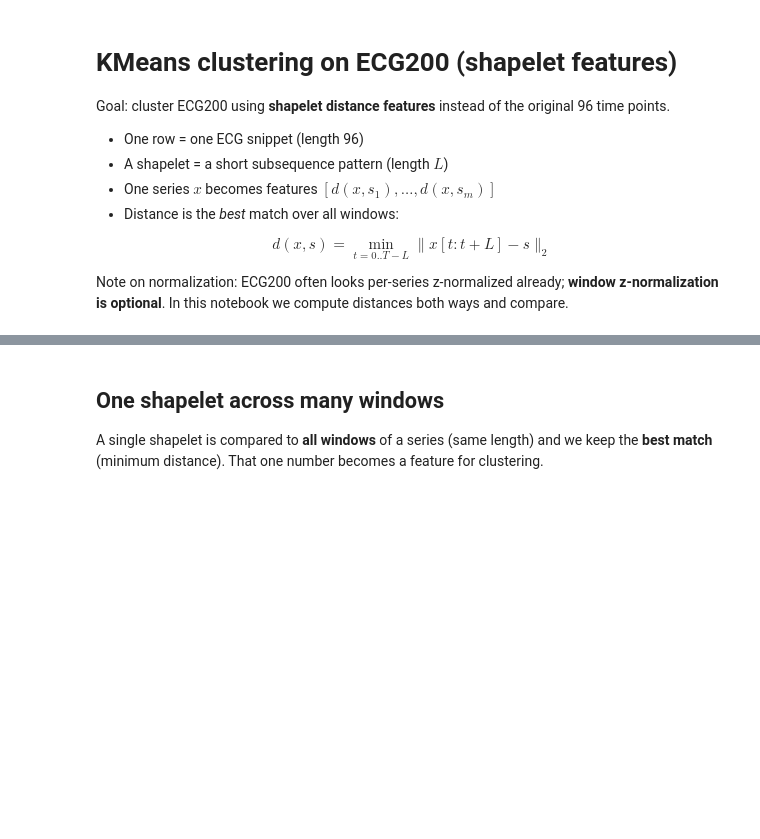
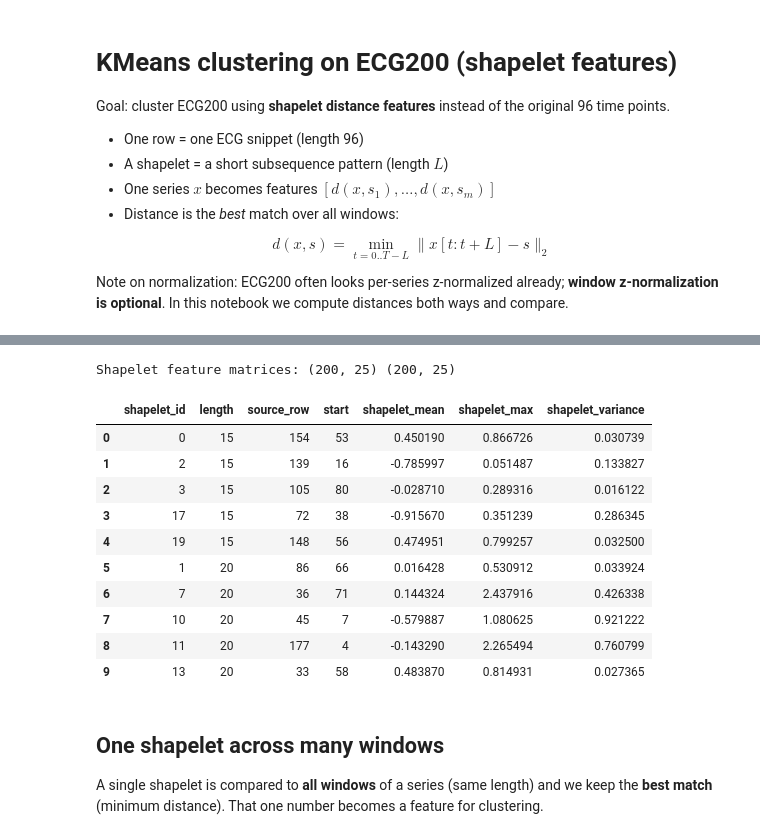
Before and after one commit to anpeata/xai-spatio-temporal, a Jupyter notebook: scripts/notebooks/kmeans_ecg200_shapelets.ipynb, the cells around one changed output, grey strips where cells are left out. Cells and saved outputs as stored; diff of their text form; code cells hidden in the pictures; blank space fills up the shorter version.

```diff
--- a/scripts/notebooks/kmeans_ecg200_shapelets.ipynb
+++ b/scripts/notebooks/kmeans_ecg200_shapelets.ipynb
@@ -138,30 +144,46 @@ def shapelet_transform(X, shapelets, z_norm_windows=True):
 # %%
 # Build shapelets and compute shapelet-distance features
 shapelets = extract_random_shapelets(X, lengths=(15, 20, 25), n_shapelets=25, seed=42)
 shapelet_meta = pd.DataFrame(
     [
         {
             'shapelet_id': sh['id'],
             'length': sh['length'],
             'source_row': sh['source_row'],
             'start': sh['start'],
+            'shapelet_mean': float(np.mean(sh['values'])),
+            'shapelet_max': float(np.max(sh['values'])),
+            'shapelet_variance': float(np.var(sh['values'], ddof=0)),
         }
         for sh in shapelets
     ]
 ).sort_values(['length', 'shapelet_id']).reset_index(drop=True)
 
 # Distances with and without per-window z-normalization
 D_winznorm, best_pos_winznorm = shapelet_transform(X, shapelets, z_norm_windows=True)
 D_noznorm, best_pos_noznorm = shapelet_transform(X, shapelets, z_norm_windows=False)
 
 print('Shapelet feature matrices:', D_winznorm.shape, D_noznorm.shape)
 display(shapelet_meta.head(10))
 
 # Two clustering inputs (both standardized so shapelets are on comparable scales)
 views = {
     'shapelet_dist_winznorm_std': StandardScaler().fit_transform(D_winznorm),
     'shapelet_dist_noznorm_std': StandardScaler().fit_transform(D_noznorm),
 }
+# %% [output]
+Shapelet feature matrices: (200, 25) (200, 25)
+|  | shapelet_id | length | source_row | start | shapelet_mean | shapelet_max | shapelet_variance |
+| 0 | 0 | 15 | 154 | 53 | 0.450190 | 0.866726 | 0.030739 |
+| 1 | 2 | 15 | 139 | 16 | -0.785997 | 0.051487 | 0.133827 |
+| 2 | 3 | 15 | 105 | 80 | -0.028710 | 0.289316 | 0.016122 |
+| 3 | 17 | 15 | 72 | 38 | -0.915670 | 0.351239 | 0.286345 |
+| 4 | 19 | 15 | 148 | 56 | 0.474951 | 0.799257 | 0.032500 |
+| 5 | 1 | 20 | 86 | 66 | 0.016428 | 0.530912 | 0.033924 |
+| 6 | 7 | 20 | 36 | 71 | 0.144324 | 2.437916 | 0.426338 |
+| 7 | 10 | 20 | 45 | 7 | -0.579887 | 1.080625 | 0.921222 |
+| 8 | 11 | 20 | 177 | 4 | -0.143290 | 2.265494 | 0.760799 |
+| 9 | 13 | 20 | 33 | 58 | 0.483870 | 0.814931 | 0.027365 |
 # %% [markdown]
 ## One shapelet across many windows
 
```
Also changed, not shown: parts of 14 cells of this notebook, 2 other files.
